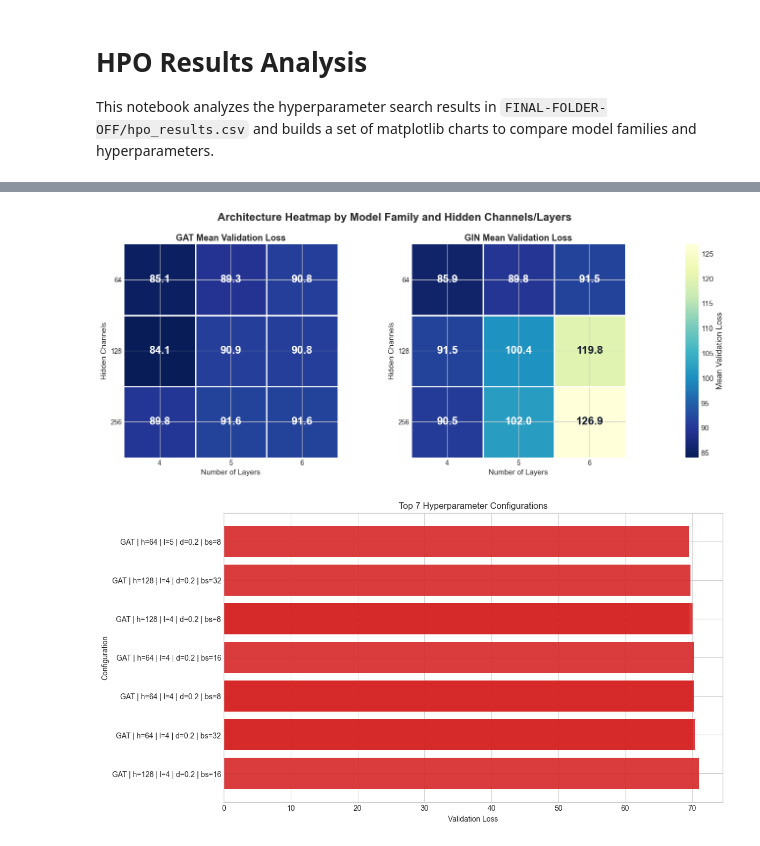
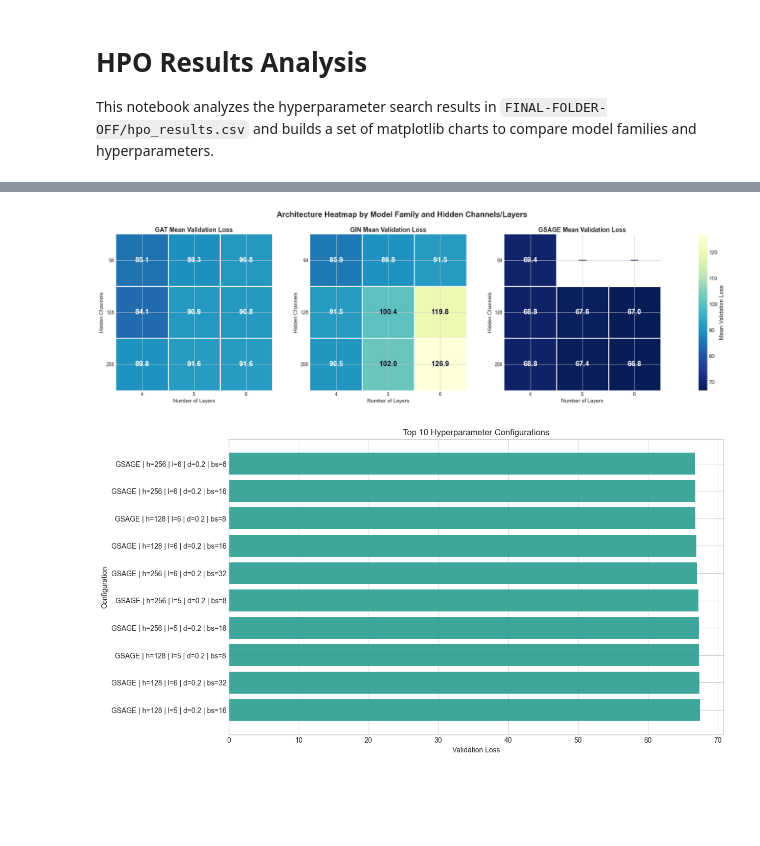
Before and after one commit to olliglorioso/ML4CO_workspace, a Jupyter notebook: starting_kit/analysis.ipynb, the cells around one changed output, grey strips where cells are left out. Drawn from its saved outputs; the diff is of its cells as text; code cells hidden in the pictures; blank space fills up the shorter version.

```diff
--- a/starting_kit/analysis.ipynb
+++ b/starting_kit/analysis.ipynb
@@ -153,15 +185,16 @@ plt.show()
 hidden_values = sorted({row['hidden_channels'] for row in rows})
 model_types = sorted({row['model_type'] for row in rows})
 x = range(len(hidden_values))
-bar_width = 0.35
+bar_width = 0.24
+offsets = [index - (len(model_types) - 1) / 2 for index in range(len(model_types))]
 
-fig, ax = plt.subplots(figsize=(10, 6))
+fig, ax = plt.subplots(figsize=(11, 6))
 for index, model_type in enumerate(model_types):
     means = []
     for hidden in hidden_values:
         losses = [row['val_loss'] for row in rows if row['model_type'] == model_type and row['hidden_channels'] == hidden]
-        means.append(statistics.mean(losses))
-    positions = [value + (index - 0.5) * bar_width for value in x]
+        means.append(statistics.mean(losses) if losses else math.nan)
+    positions = [value + offsets[index] * bar_width for value in x]
     ax.bar(positions, means, width=bar_width, color=palette[model_type], alpha=0.85, label=model_type)
 
 ax.set_title('Average Validation Loss by Hidden Size and Model Type')
@@ -192,6 +250,7 @@ plt.show()
 # %%
 layer_values = sorted({row['num_layers'] for row in rows})
 hidden_values = sorted({row['hidden_channels'] for row in rows})
+model_types = sorted({row['model_type'] for row in rows})
 heatmaps = {}
 
 for model_type in model_types:
@@ -213,11 +272,12 @@ for model_type in model_types:
 all_values = [value for heatmap in heatmaps.values() for row in heatmap for value in row if not math.isnan(value)]
 vmin, vmax = min(all_values), max(all_values)
 
-fig = plt.figure(figsize=(15.5, 5.8), facecolor='white')
-grid = fig.add_gridspec(1, 3, width_ratios=[1, 1, 0.055], wspace=0.28)
-axes = [fig.add_subplot(grid[0, 0]), fig.add_subplot(grid[0, 1])]
-axes[1].sharey(axes[0])
-cax = fig.add_subplot(grid[0, 2])
+fig = plt.figure(figsize=(22, 6), facecolor='white')
+grid = fig.add_gridspec(1, len(model_types) + 1, width_ratios=[1] * len(model_types) + [0.055], wspace=0.32)
+axes = [fig.add_subplot(grid[0, idx]) for idx in range(len(model_types))]
+for ax in axes[1:]:
+    ax.sharey(axes[0])
+cax = fig.add_subplot(grid[0, len(model_types)])
 
 for ax, model_type in zip(axes, model_types):
     heatmap = heatmaps[model_type]
@@ -226,45 +286,48 @@ for ax, model_type in zip(axes, model_types):
     ax.set_title(f'{model_type} Mean Validation Loss', fontsize=13, pad=5, fontweight='semibold')
     ax.set_xlabel('Number of Layers', fontsize=11)
     ax.set_xticks(range(len(layer_values)))
     ax.set_xticklabels(layer_values, fontsize=10)
     ax.set_yticks(range(len(hidden_values)))
     ax.set_yticklabels(hidden_values, fontsize=10)
     ax.set_ylabel('Hidden Channels', fontsize=11)
 
     ax.set_xticks([x - 0.5 for x in range(1, len(layer_values))], minor=True)
     ax.set_yticks([y - 0.5 for y in range(1, len(hidden_values))], minor=True)
     ax.grid(which='minor', color='white', linestyle='-', linewidth=2)
     ax.tick_params(which='minor', bottom=False, left=False)
 
     for spine in ax.spines.values():
         spine.set_visible(False)
 
     midpoint = (vmin + vmax) / 2
     for y, hidden in enumerate(hidden_values):
         for x_index, num_layers in enumerate(layer_values):
             value = heatmap[y][x_index]
-            text_color = '#0f172a' if value >= midpoint else 'white'
-            ax.text(
-                x_index,
-                y,
-                f'{value:.1f}',
-                ha='center',
-                va='center',
-                color=text_color,
-                fontsize=16,
-                fontweight='semibold',
-            )
+            if math.isnan(value):
+                ax.text(x_index, y, '—', ha='center', va='center', color='#475569', fontsize=16, fontweight='semibold')
+            else:
+                text_color = '#0f172a' if value >= midpoint else 'white'
+                ax.text(
+                    x_index,
+                    y,
+                    f'{value:.1f}',
+                    ha='center',
+                    va='center',
+                    color=text_color,
+                    fontsize=15,
+                    fontweight='semibold',
+                )
 
 colorbar = fig.colorbar(image, cax=cax)
 colorbar.set_label('Mean Validation Loss', fontsize=12)
 colorbar.ax.tick_params(labelsize=11)
 colorbar.outline.set_visible(False)
 
 fig.suptitle('Architecture Heatmap by Model Family and Hidden Channels/Layers', fontsize=16, fontweight='bold', y=0.98)
 plt.subplots_adjust(top=0.87, bottom=0.12)
 plt.show()
 # %% [output]
-[figure, old version]
+[figure, new version]
 # %%
 top_runs = sorted(rows, key=lambda row: row['val_loss'])[:10]
 labels = [
@@ -273,12 +336,12 @@ labels = [
 ]
 losses = [row['val_loss'] for row in top_runs]
 
-fig, ax = plt.subplots(figsize=(12, 7))
+fig, ax = plt.subplots(figsize=(12.5, 7.5))
 colors = [palette[row['model_type']] for row in top_runs]
 ax.barh(labels[::-1], losses[::-1], color=colors[::-1], alpha=0.9)
-ax.set_title('Top 7 Hyperparameter Configurations')
+ax.set_title('Top 10 Hyperparameter Configurations')
 ax.set_xlabel('Validation Loss')
 ax.set_ylabel('Configuration')
 plt.show()
 # %% [output]
-[figure, old version]
+[figure, new version]
```
Also changed, not shown: parts of 7 cells of this notebook, 3 other files.
